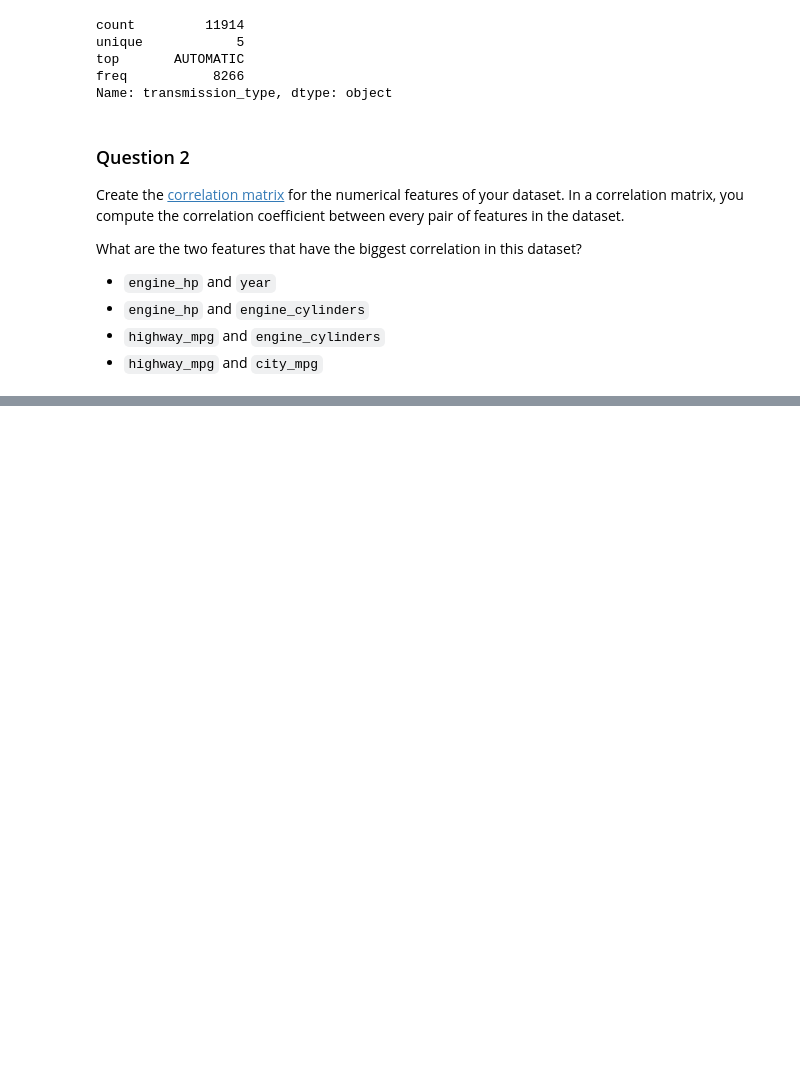
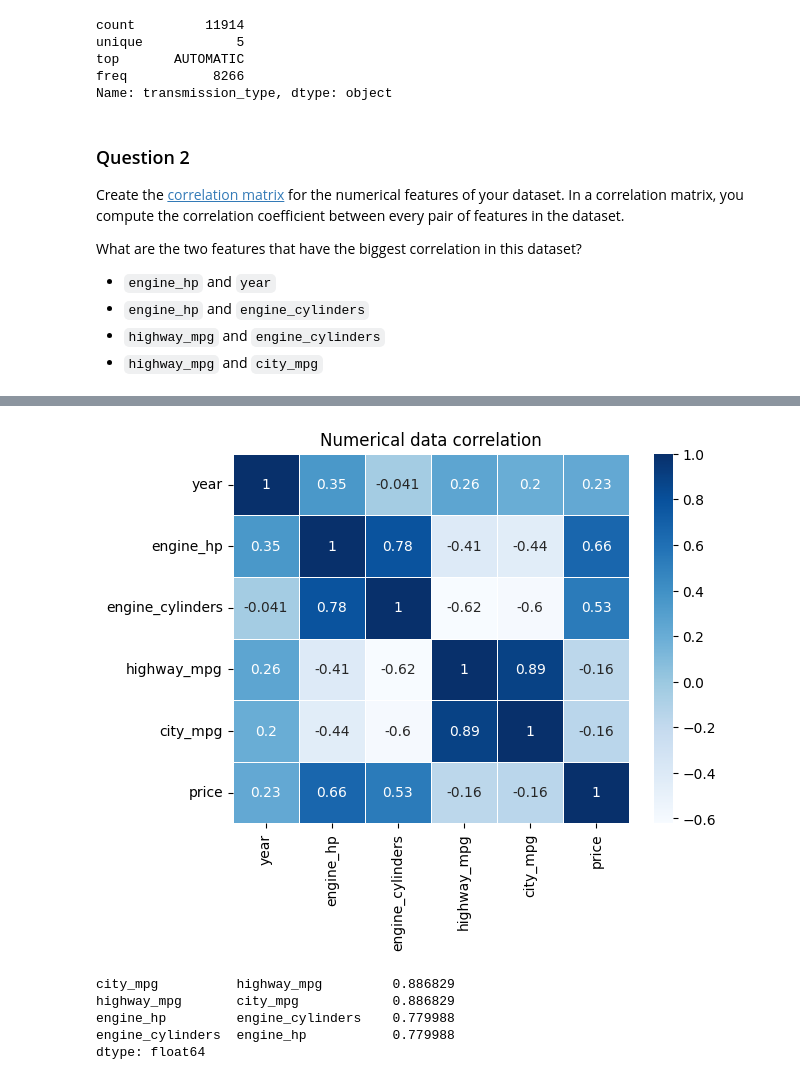
Before and after one commit to DRPproton/ml-zoomcamp_2024, a Jupyter notebook: week-3/homework3.ipynb, the cells around one changed output, grey strips where cells are left out. Drawn from its saved outputs; the diff is of its cells as text; code cells hidden in the pictures; blank space fills up the shorter version.

```diff
--- a/week-3/homework3.ipynb
+++ b/week-3/homework3.ipynb
@@ -73,3 +74,5 @@ What are the two features that have the biggest correlation in this dataset?
 - `engine_hp` and `engine_cylinders`
 - `highway_mpg` and `engine_cylinders`
 - `highway_mpg` and `city_mpg`
+# %%
+corr = df.corr(numeric_only=True)
@@ -75,0 +89,14 @@ What are the two features that have the biggest correlation in this dataset?
+# %%
+sns.heatmap(corr, annot=True, linewidths=.5, cmap="Blues")
+plt.title('Numerical data correlation')
+plt.show()
+# %% [output]
+[figure, added]
+# %%
+corr.unstack().sort_values(ascending=False)[6:10]
+# %% [output]
+city_mpg          highway_mpg         0.886829
+highway_mpg       city_mpg            0.886829
+engine_hp         engine_cylinders    0.779988
+engine_cylinders  engine_hp           0.779988
+dtype: float64
```
Also changed, not shown: parts of 3 cells of this notebook.
